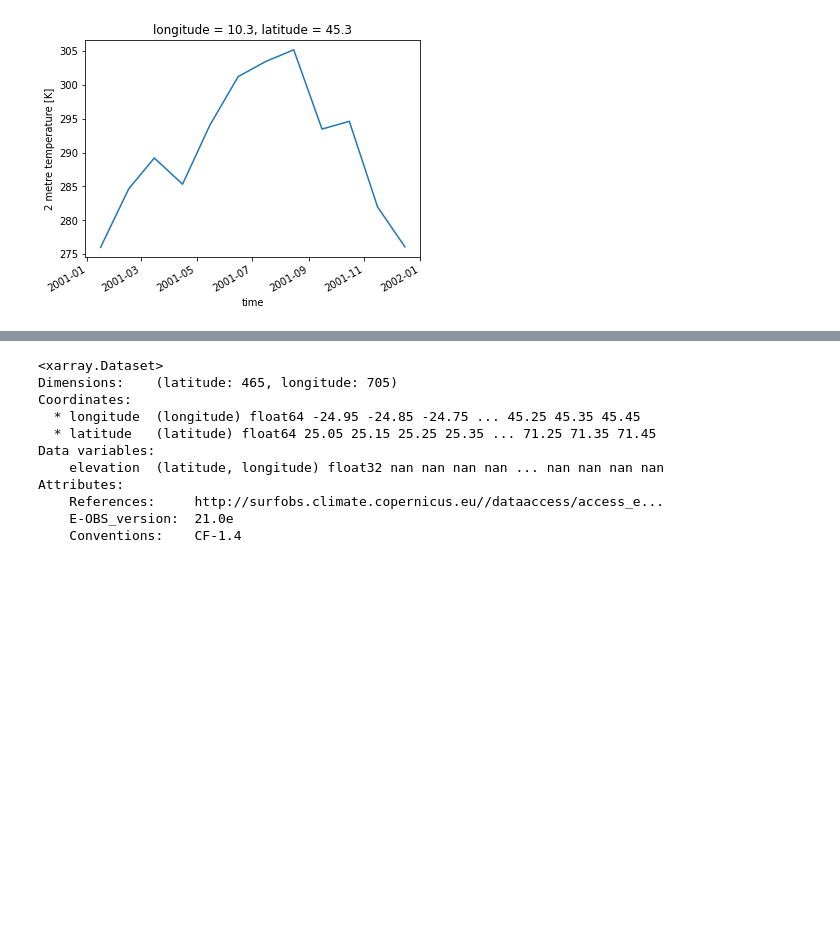
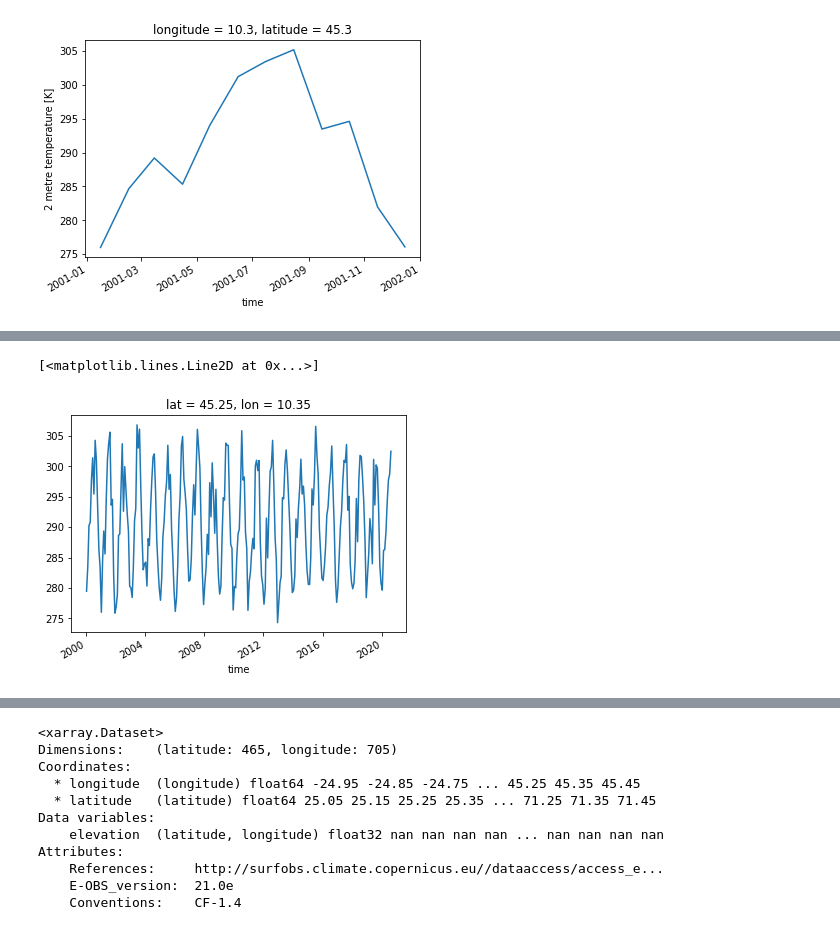
Before and after one commit to samuelexferri/unibg-statistic2, a Jupyter notebook: notebooks/data_3_preprocessing_regressors.ipynb, the cells around one changed output, grey strips where cells are left out. Cells and saved outputs as stored; diff of their text form; code cells hidden in the pictures; blank space fills up the shorter version.

Commit message:
Update adjust t2m

```diff
--- a/notebooks/data_3_preprocessing_regressors.ipynb
+++ b/notebooks/data_3_preprocessing_regressors.ipynb
@@ -221,3 +245,9 @@ t2m[12:24,5,18].plot()
 # %% [output]
 [<matplotlib.lines.Line2D at 0x...>]
 [figure]
+# %%
+from workbench import adjust_t2m_grid
+
+t2m_adjusted = adjust_t2m_grid("../datasets/ammoniaca.nc", "../datasets/temperature.nc")
+
+t2m_adjusted
@@ -223,0 +289,5 @@ t2m[12:24,5,18].plot()
+# %%
+t2m_adjusted[:,5,18].plot()
+# %% [output]
+[<matplotlib.lines.Line2D at 0x...>]
+[figure, added]
```
Also changed, not shown: parts of 5 cells of this notebook, 2 other files.
